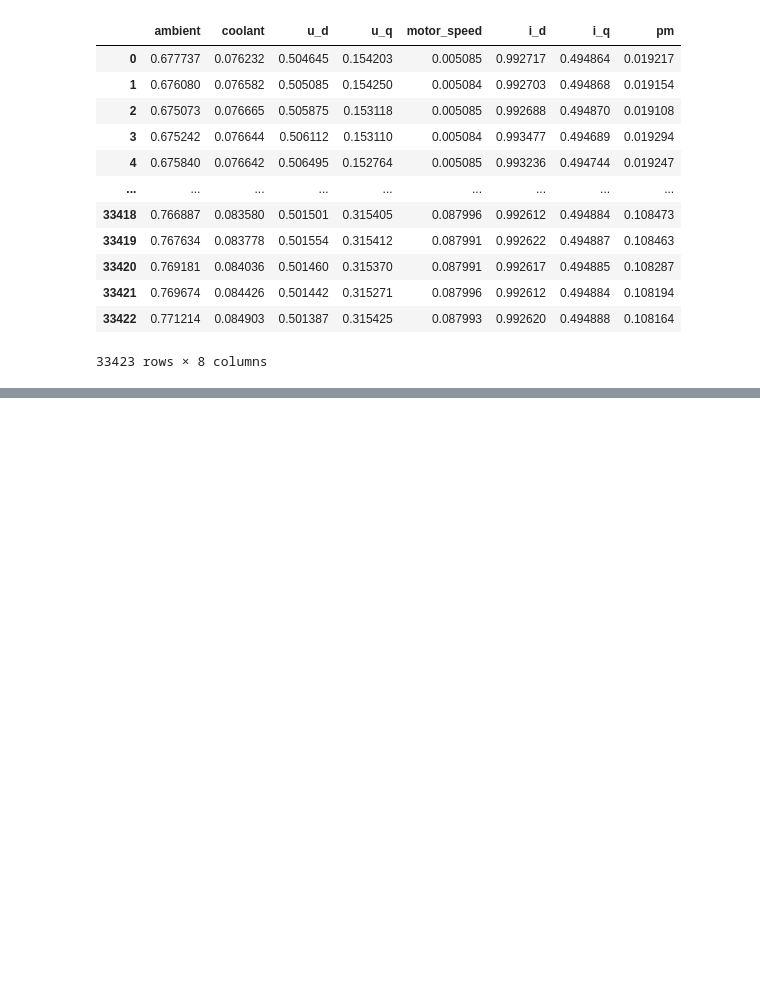
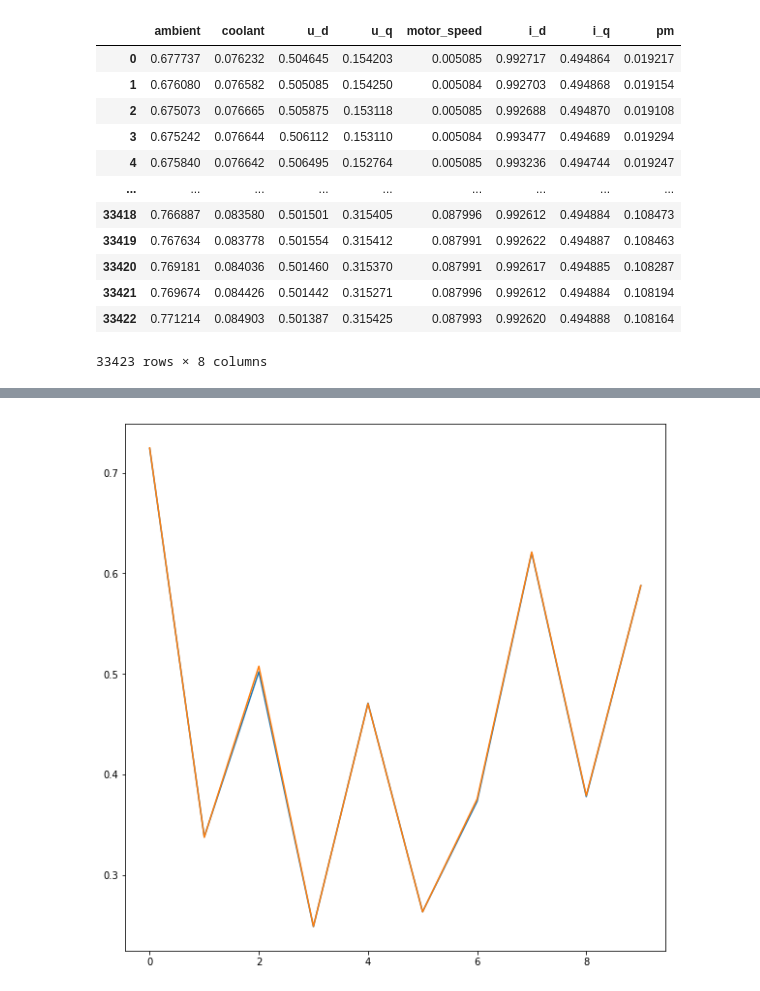
Before and after one commit to moiraghif/Electric-Motor-Temperature, a Jupyter notebook: AML_GRU.ipynb, the cells around one changed output, grey strips where cells are left out. Drawn from its saved outputs; the diff is of its cells as text; code cells hidden in the pictures; blank space fills up the shorter version.

```diff
--- a/AML_GRU.ipynb
+++ b/AML_GRU.ipynb
@@ -372,14 +324,11 @@ plt.show()
 # %%
-#look_back = 60
-
-#test_gen = sliding_window([df_test[0]], "pm", look_back, 1, shuffle=False)
 test_gen = dataloader([df_test[0].values], look_back, shuffle=False)
 
 batch_size = 510
 
 y_test = []
 y_pred_all = []
-for x in range(0, df_test[1].shape[0], batch_size):
+for x in range(0, df_test[0].shape[0], batch_size):
     X_test = []
     for i in range(batch_size):
         try:
@@ -397,9 +346,11 @@ for x in range(0, df_test[1].shape[0], batch_size):
 # %%
 y_test = np.array(y_test).reshape(-1)
 plt.figure(figsize=(10,10))
-plt.plot(y_test)
-plt.plot(y_pred_all)
+plt.plot(y_test[-10:])
+plt.plot(y_pred_all[-10:])
 
 plt.show()
+# %% [output]
+[figure, added]
 # %%
 np.mean(np.abs((y_test - y_pred_all)/np.abs(y_test)))
```
Also changed, not shown: parts of 9 cells of this notebook, 5 other files.
